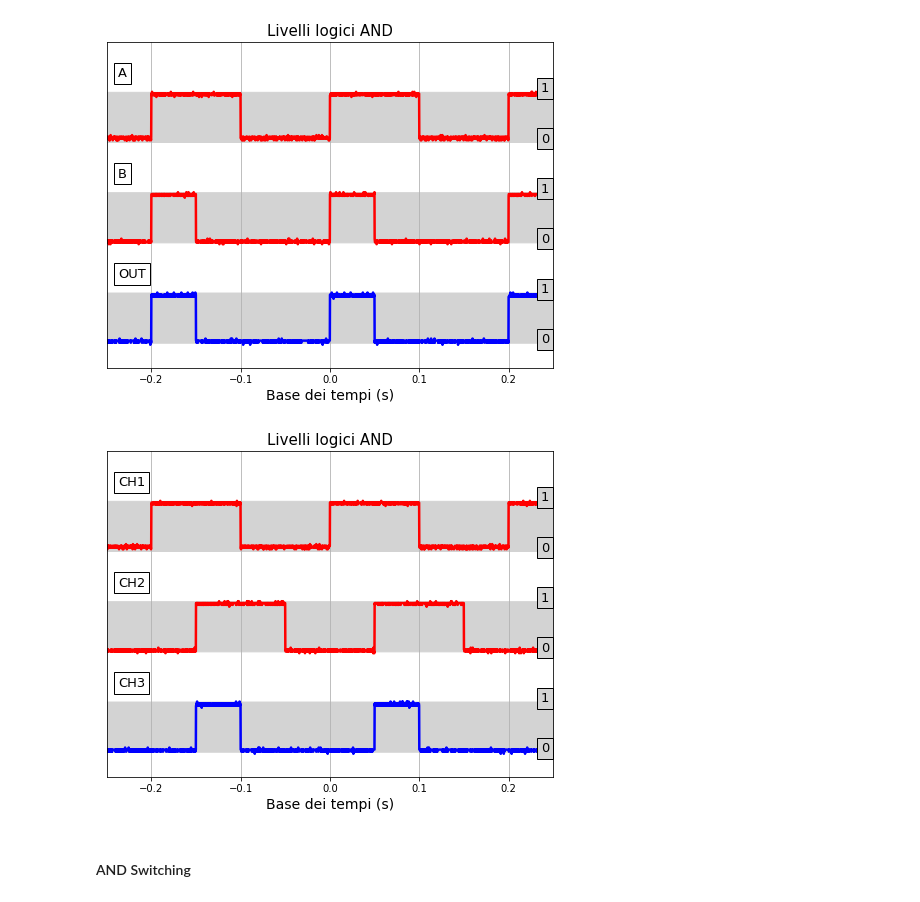
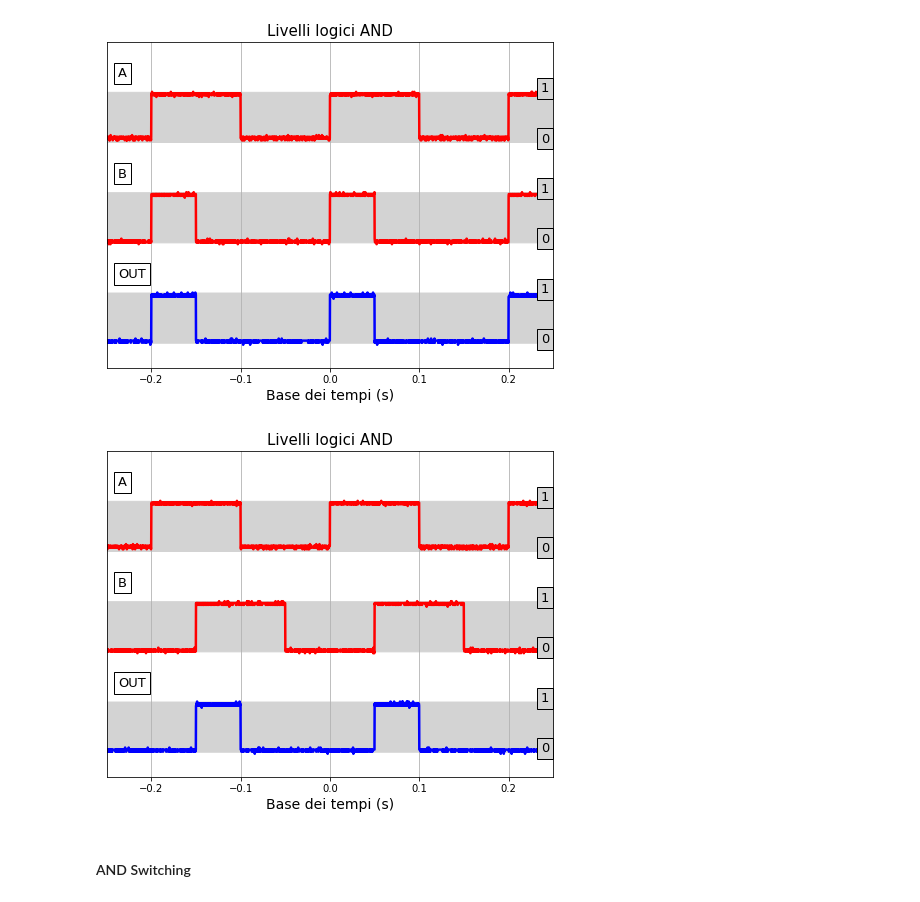
Before and after one commit to valeriopagliarino/Electronics-2021-UNITO-Public, a Jupyter notebook: analysis/2_AND_JK_BJT.ipynb, the cells around one changed output. Saved outputs shown, nothing was run; the diff lists cells and outputs as text; code cells hidden in the pictures.

```diff
--- a/analysis/2_AND_JK_BJT.ipynb
+++ b/analysis/2_AND_JK_BJT.ipynb
@@ -264,11 +264,11 @@ plt.savefig(f"{OUTPUTDIR}/AND.pdf")
 # %% [output]
 [figure]
 # %%
-plotLogicLevelNoClock_3ch(sig_1_and2/sig_1_and2.max(), "CH1", sig_2_and2/sig_2_and2.max(), "CH2", sig_3_and2/sig_3_and2.max(), "CH3",
+plotLogicLevelNoClock_3ch(sig_1_and2/sig_1_and2.max(), "A", sig_2_and2/sig_2_and2.max(), "B", sig_3_and2/sig_3_and2.max(), "OUT",
                             time_1_and2, time_1_and2[0],time_1_and2[len(time_1_and2)-1],titl = 'Livelli logici AND')
 plt.savefig(f"{OUTPUTDIR}/AND-all.pdf")
 # %% [output]
-[figure, old version]
+[figure, new version]
 # %% [markdown]
 #### AND Switching
 # %%
```
Also changed, not shown: 7 other files.
